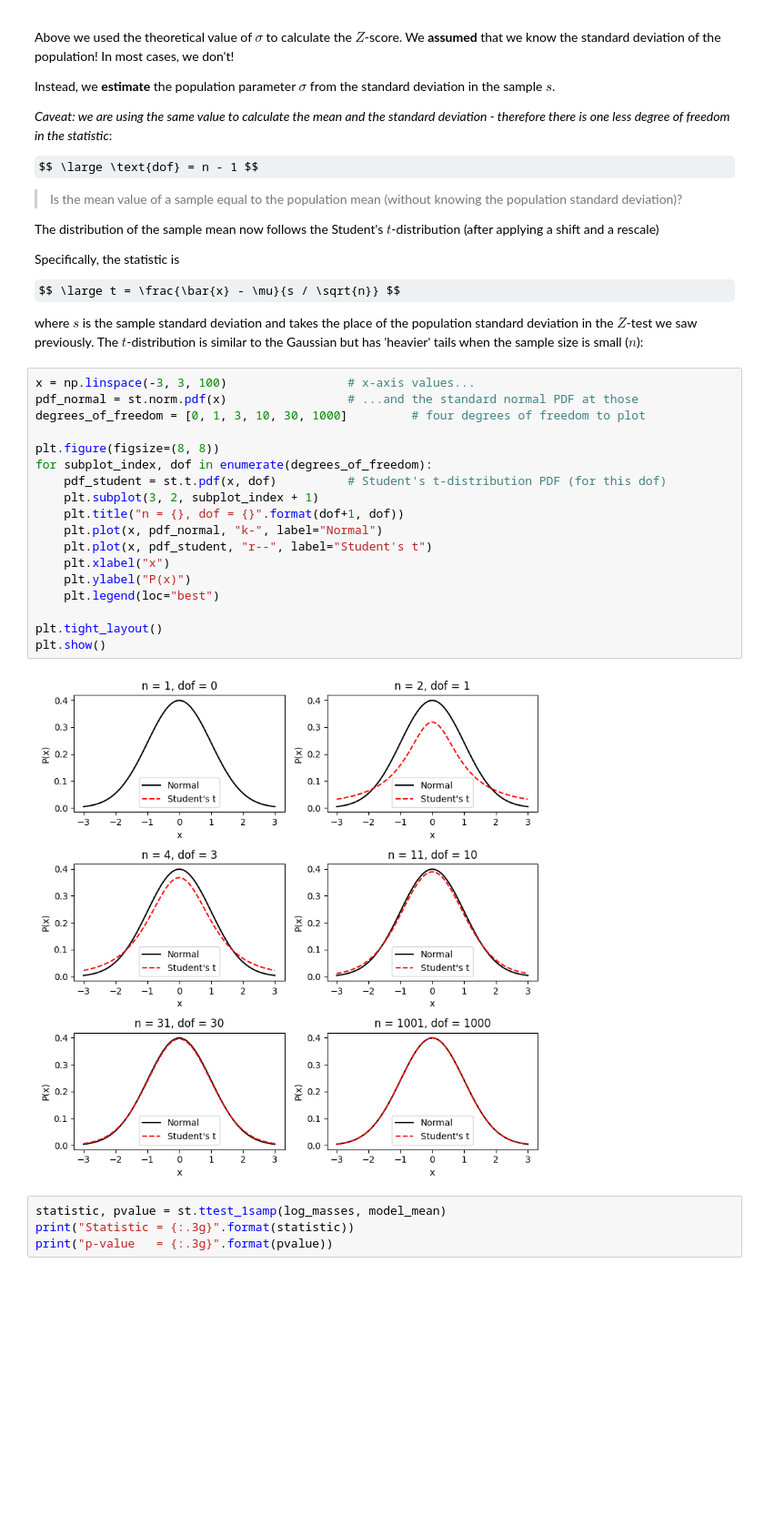
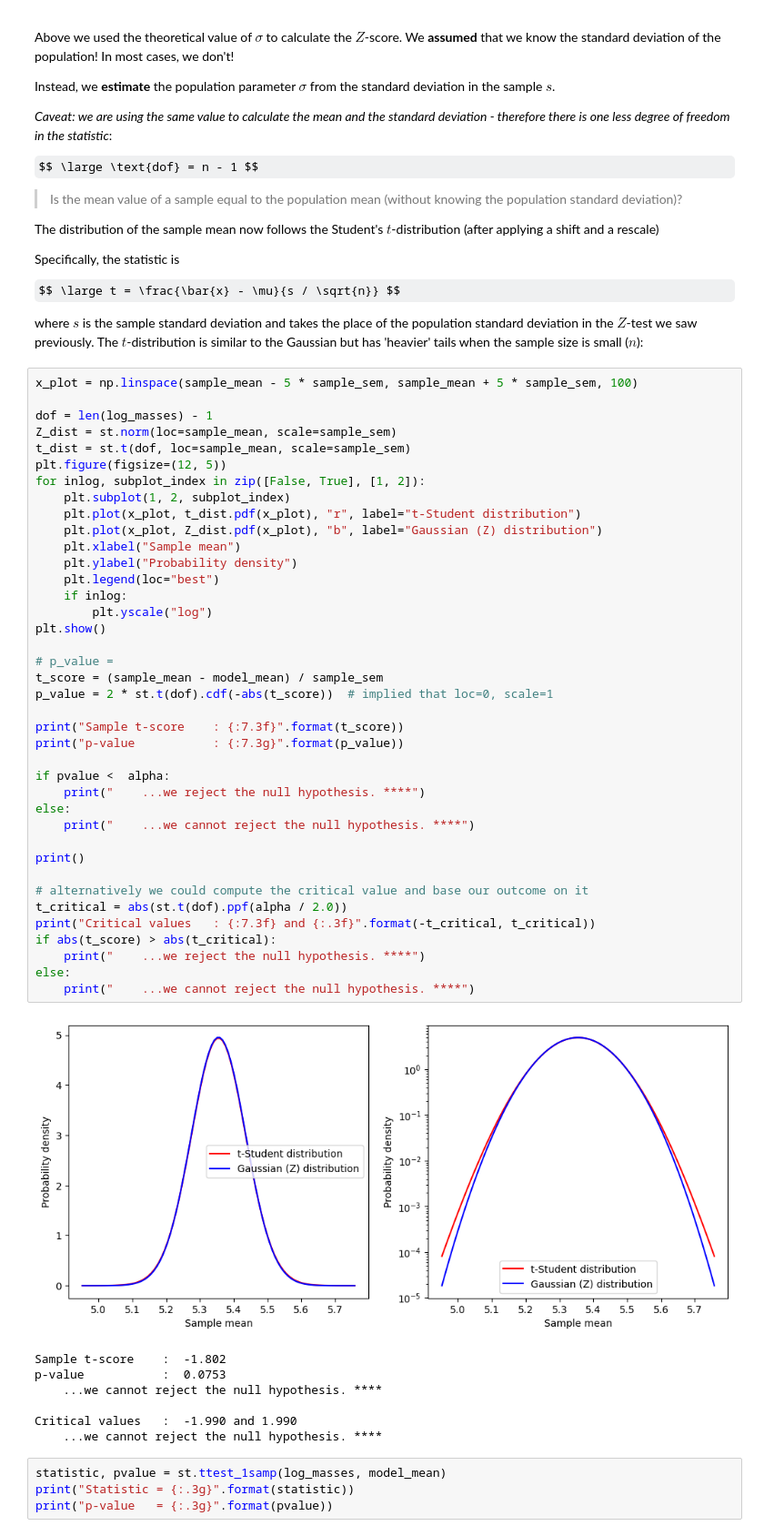
Before and after one commit to astrostatistics-in-crete/2023_summer_school, a Jupyter notebook: Classical/Classical_1.ipynb, the cells around one changed output. Shown at 91% size. Drawn from its saved outputs; the diff is of its cells as text; some formulas as TeX source; blank space fills up the shorter version.

Commit message:
Improving the t-student part in Classics 1

```diff
--- a/Classical/Classical_1.ipynb
+++ b/Classical/Classical_1.ipynb
@@ -617,26 +617,53 @@ Specifically, the statistic is
 $$ \large t = \frac{\bar{x} - \mu}{s / \sqrt{n}} $$
 
 where $s$ is the sample standard deviation and takes the place of the population standard deviation in the $Z$-test we saw previously. The $t$-distribution is similar to the Gaussian but has 'heavier' tails when the sample size is small ($n$):
-# %%
-x = np.linspace(-3, 3, 100)                 # x-axis values...
-pdf_normal = st.norm.pdf(x)                 # ...and the standard normal PDF at those
-degrees_of_freedom = [0, 1, 3, 10, 30, 1000]         # four degrees of freedom to plot
-
-plt.figure(figsize=(8, 8))
-for subplot_index, dof in enumerate(degrees_of_freedom):
-    pdf_student = st.t.pdf(x, dof)          # Student's t-distribution PDF (for this dof)
-    plt.subplot(3, 2, subplot_index + 1)
-    plt.title("n = {}, dof = {}".format(dof+1, dof))
-    plt.plot(x, pdf_normal, "k-", label="Normal")
-    plt.plot(x, pdf_student, "r--", label="Student's t")
-    plt.xlabel("x")
-    plt.ylabel("P(x)")
-    plt.legend(loc="best")
-
-plt.tight_layout()
-plt.show()
-# %% [output]
-[figure, removed]
+# %%
+x_plot = np.linspace(sample_mean - 5 * sample_sem, sample_mean + 5 * sample_sem, 100)
+
+dof = len(log_masses) - 1
+Z_dist = st.norm(loc=sample_mean, scale=sample_sem)
+t_dist = st.t(dof, loc=sample_mean, scale=sample_sem)
+plt.figure(figsize=(12, 5))
+for inlog, subplot_index in zip([False, True], [1, 2]):
+    plt.subplot(1, 2, subplot_index)
+    plt.plot(x_plot, t_dist.pdf(x_plot), "r", label="t-Student distribution")
+    plt.plot(x_plot, Z_dist.pdf(x_plot), "b", label="Gaussian (Z) distribution")
+    plt.xlabel("Sample mean")
+    plt.ylabel("Probability density")
+    plt.legend(loc="best")
+    if inlog:
+        plt.yscale("log")
+plt.show()
+
+# p_value =
+t_score = (sample_mean - model_mean) / sample_sem
+p_value = 2 * st.t(dof).cdf(-abs(t_score))  # implied that loc=0, scale=1
+
+print("Sample t-score    : {:7.3f}".format(t_score))
+print("p-value           : {:7.3g}".format(p_value))
+
+if pvalue <  alpha:
+    print("    ...we reject the null hypothesis. ****")
+else:
+    print("    ...we cannot reject the null hypothesis. ****")
+
+print()
+
+# alternatively we could compute the critical value and base our outcome on it
+t_critical = abs(st.t(dof).ppf(alpha / 2.0))
+print("Critical values   : {:7.3f} and {:.3f}".format(-t_critical, t_critical))
+if abs(t_score) > abs(t_critical):
+    print("    ...we reject the null hypothesis. ****")
+else:
+    print("    ...we cannot reject the null hypothesis. ****")
+# %% [output]
+[figure, added]
+Sample t-score    :  -1.802
+p-value           :  0.0753
+    ...we cannot reject the null hypothesis. ****
+
+Critical values   :  -1.990 and 1.990
+    ...we cannot reject the null hypothesis. ****
 # %%
 statistic, pvalue = st.ttest_1samp(log_masses, model_mean)
 print("Statistic = {:.3g}".format(statistic))
```
Also changed, not shown: parts of 7 cells of this notebook.
